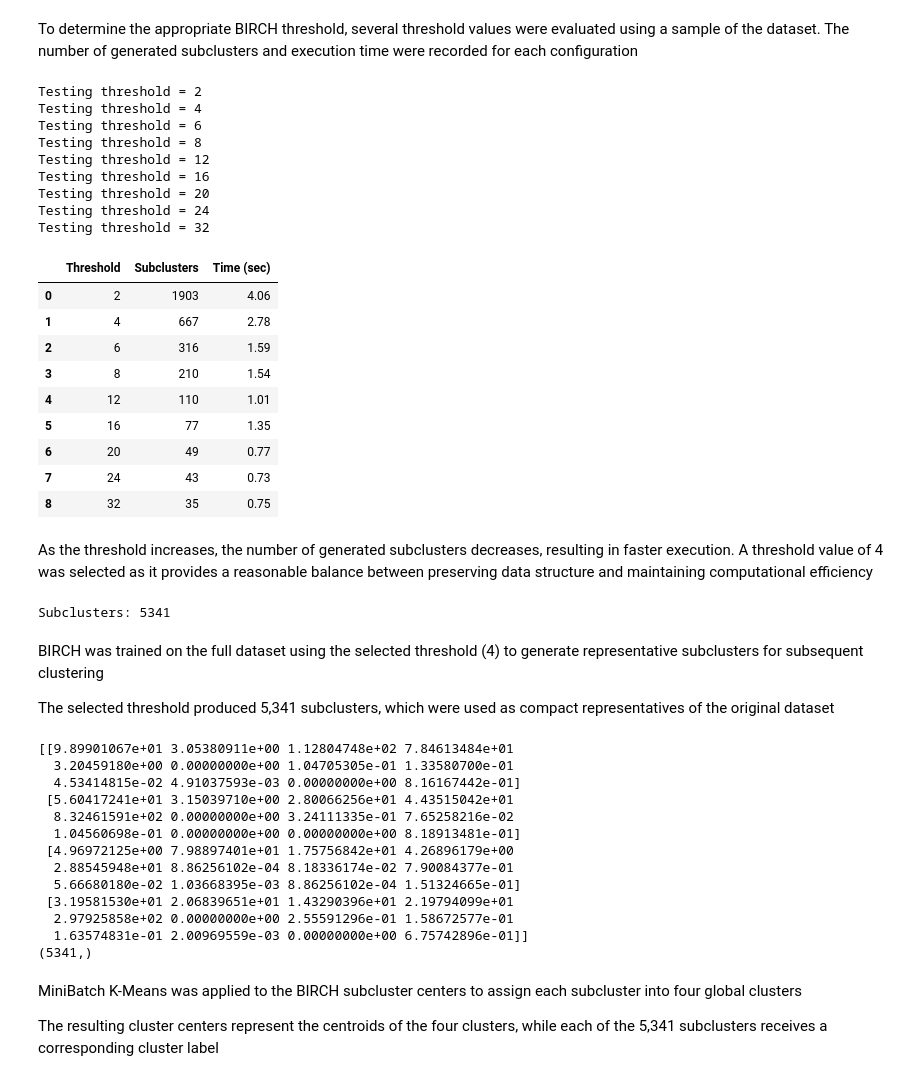
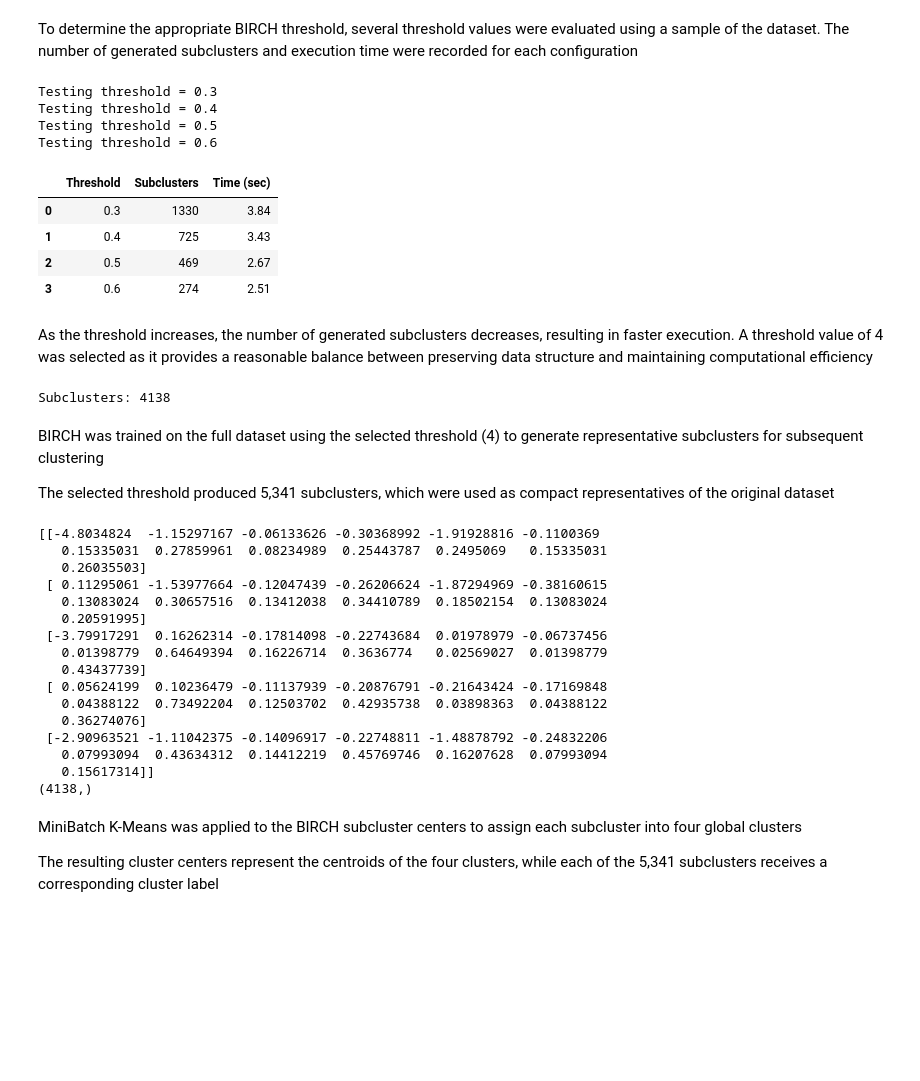
Before and after one commit to helenfebriyanto/data-mining, a Jupyter notebook: phase_2/phase_2.ipynb, the cells around one changed output. Drawn from its saved outputs; the diff is of its cells as text; code cells hidden in the pictures; blank space fills up the shorter version.

```diff
--- a/phase_2/phase_2.ipynb
+++ b/phase_2/phase_2.ipynb
@@ -21,5 +21,5 @@ df_clean.head()
 # %%
-X_clean = df_clean.drop(columns=['isFraud', 'step'], errors='ignore')
+X_clean = df_clean.drop(columns=['isFraud'], errors='ignore')
 # %% [markdown]
 # 2. Dimentional Reduction
 # %% [markdown]
@@ -168,7 +161,7 @@ Both the Elbow Method and the Approximate Silhouette Score indicate that K = 4 i
 # %% [markdown]
 # 4. KMeans Clustering
 # %%
-kmeans = KMeans(n_clusters=4, init='k-means++', random_state=42, n_init=10)
+kmeans = KMeans(n_clusters=5, init='k-means++', random_state=42, n_init=10)
 df_clean['cluster_kmeans'] = kmeans.fit_predict(X_clean)
 # df_sample['cluster_kmeans'] = df_clean.loc[df_sample.index, 'cluster_kmeans']
 # %% [markdown]
@@ -327,59 +323,49 @@ from sklearn.cluster import Birch
 import pandas as pd
 import time
 
-thresholds = [2, 4, 6, 8, 12, 16, 20, 24, 32]
+thresholds = [0.3, 0.4, 0.5, 0.6]
 
 results = []
 
 for t in thresholds:
     print(f"Testing threshold = {t}")
     start = time.time()
 
     birch = Birch(
         threshold=t,
         branching_factor=50,
         n_clusters=None
     )
     birch.fit(X_birch_tune)
     elapsed = time.time() - start
     n_subclusters = len(birch.subcluster_centers_)
 
     results.append({
         "Threshold": t,
         "Subclusters": n_subclusters,
         "Time (sec)": round(elapsed, 2)
     })
 
     results_df = pd.DataFrame(results)
 
 display(results_df)
 # %% [output]
-Testing threshold = 2
-Testing threshold = 4
-Testing threshold = 6
-Testing threshold = 8
-Testing threshold = 12
-Testing threshold = 16
-Testing threshold = 20
-Testing threshold = 24
-Testing threshold = 32
+Testing threshold = 0.3
+Testing threshold = 0.4
+Testing threshold = 0.5
+Testing threshold = 0.6
 |  | Threshold | Subclusters | Time (sec) |
-| 0 | 2 | 1903 | 4.06 |
-| 1 | 4 | 667 | 2.78 |
-| 2 | 6 | 316 | 1.59 |
-| 3 | 8 | 210 | 1.54 |
-| 4 | 12 | 110 | 1.01 |
-| 5 | 16 | 77 | 1.35 |
-| 6 | 20 | 49 | 0.77 |
-| 7 | 24 | 43 | 0.73 |
-| 8 | 32 | 35 | 0.75 |
+| 0 | 0.3 | 1330 | 3.84 |
+| 1 | 0.4 | 725 | 3.43 |
+| 2 | 0.5 | 469 | 2.67 |
+| 3 | 0.6 | 274 | 2.51 |
 # %% [markdown]
 As the threshold increases, the number of generated subclusters decreases, resulting in faster execution. A threshold value of 4 was selected as it provides a reasonable balance between preserving data structure and maintaining computational efficiency
 # %%
 from sklearn.cluster import Birch
 
 birch = Birch(
-    threshold=4,
+    threshold=0.3,
     branching_factor=50,
     n_clusters=None
 )
@@ -387,7 +373,7 @@ birch = Birch(
 birch.fit(X_clean)
 print("Subclusters:", len(birch.subcluster_centers_))
 # %% [output]
-Subclusters: 5341
+Subclusters: 4138
 # %% [markdown]
 BIRCH was trained on the full dataset using the selected threshold (4) to generate representative subclusters for subsequent clustering
 
@@ -398,7 +384,7 @@ from sklearn.cluster import MiniBatchKMeans
 subcluster_centers = birch.subcluster_centers_
 
 mbk = MiniBatchKMeans(
-    n_clusters=4,
+    n_clusters=5,
     random_state=42,
     batch_size=512
 )
@@ -409,19 +395,22 @@ print(mbk.cluster_centers_)
 subcluster_to_cluster = mbk.labels_
 print(subcluster_to_cluster.shape)
 # %% [output]
-[[9.89901067e+01 3.05380911e+00 1.12804748e+02 7.84613484e+01
-  3.20459180e+00 0.00000000e+00 1.04705305e-01 1.33580700e-01
-  4.53414815e-02 4.91037593e-03 0.00000000e+00 8.16167442e-01]
- [5.60417241e+01 3.15039710e+00 2.80066256e+01 4.43515042e+01
-  8.32461591e+02 0.00000000e+00 3.24111335e-01 7.65258216e-02
-  1.04560698e-01 0.00000000e+00 0.00000000e+00 8.18913481e-01]
- [4.96972125e+00 7.98897401e+01 1.75756842e+01 4.26896179e+00
-  2.88545948e+01 8.86256102e-04 8.18336174e-02 7.90084377e-01
-  5.66680180e-02 1.03668395e-03 8.86256102e-04 1.51324665e-01]
- [3.19581530e+01 2.06839651e+01 1.43290396e+01 2.19794099e+01
-  2.97925858e+02 0.00000000e+00 2.55591296e-01 1.58672577e-01
-  1.63574831e-01 2.00969559e-03 0.00000000e+00 6.75742896e-01]]
-(5341,)
+[[-4.8034824  -1.15297167 -0.06133626 -0.30368992 -1.91928816 -0.1100369
+   0.15335031  0.27859961  0.08234989  0.25443787  0.2495069   0.15335031
+   0.26035503]
+ [ 0.11295061 -1.53977664 -0.12047439 -0.26206624 -1.87294969 -0.38160615
+   0.13083024  0.30657516  0.13412038  0.34410789  0.18502154  0.13083024
+   0.20591995]
+ [-3.79917291  0.16262314 -0.17814098 -0.22743684  0.01978979 -0.06737456
+   0.01398779  0.64649394  0.16226714  0.3636774   0.02569027  0.01398779
+   0.43437739]
+ [ 0.05624199  0.10236479 -0.11137939 -0.20876791 -0.21643424 -0.17169848
+   0.04388122  0.73492204  0.12503702  0.42935738  0.03898363  0.04388122
+   0.36274076]
+ [-2.90963521 -1.11042375 -0.14096917 -0.22748811 -1.48878792 -0.24832206
+   0.07993094  0.43634312  0.14412219  0.45769746  0.16207628  0.07993094
+   0.15617314]]
+(4138,)
 # %% [markdown]
 MiniBatch K-Means was applied to the BIRCH subcluster centers to assign each subcluster into four global clusters
 
```
Also changed, not shown: parts of 17 cells of this notebook, 9 other files.
